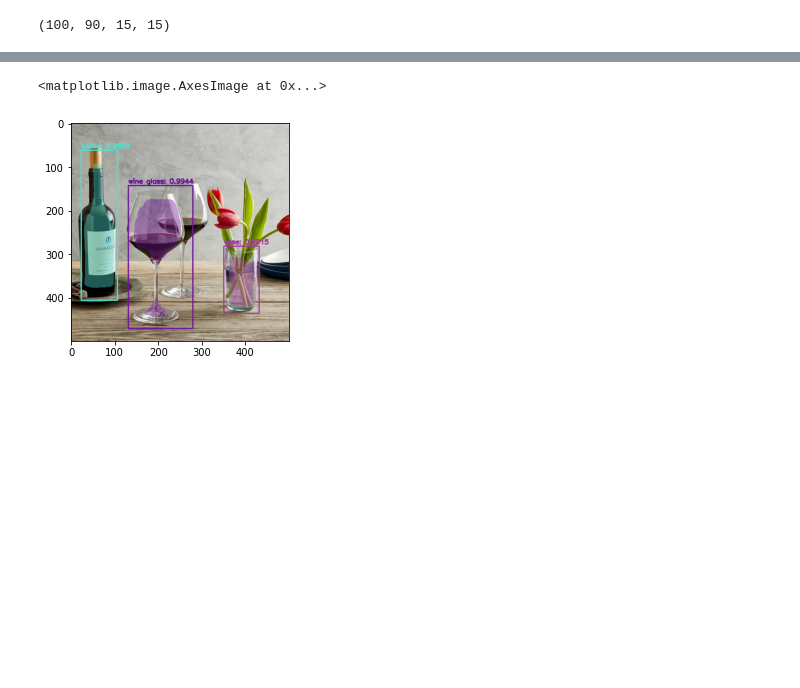
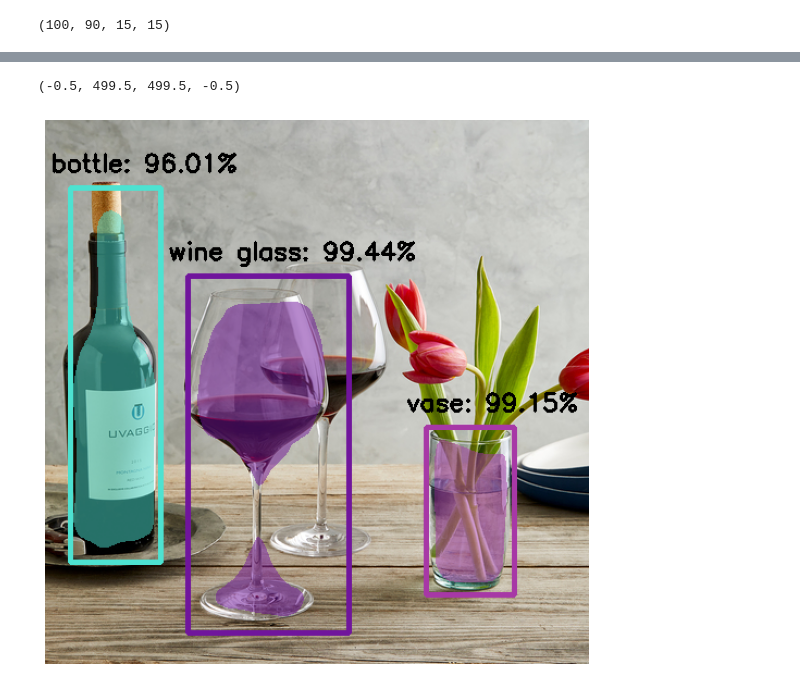
Before and after one commit to AshisTripathy10/Object-Detection-and-Segmentation-using-OpenCV-and-TensorFLow, a Jupyter notebook: object_detection_and_segmentation_with_opencv_and_tensorflow_mask_rcnn_578.ipynb, the cells around one changed output, grey strips where cells are left out. Drawn from its saved outputs; the diff is of its cells as text; code cells hidden in the pictures; blank space fills up the shorter version.

```diff
--- a/object_detection_and_segmentation_with_opencv_and_tensorflow_mask_rcnn_578.ipynb
+++ b/object_detection_and_segmentation_with_opencv_and_tensorflow_mask_rcnn_578.ipynb
@@ -72,7 +72,7 @@ for i in range(0, boxes.shape[2]): #For each detection
 
         print ("Mask after resize", mask.shape)
         # then finally threshold to create a *binary* mask
-        mask = (mask > threshold)
+        mask = (mask > 0.65)
         print ("Mask after threshold", mask.shape)
         # extract the ROI of the image but *only* extracted the
         # masked region of the ROI
@@ -83,7 +83,7 @@ for i in range(0, boxes.shape[2]): #For each detection
         # then create a transparent overlay by blending the color
         # with the ROI
         color = COLORS[classID]
-        blended = ((0.4 * color) + (0.6 * roi)).astype("uint8")
+        blended = ((0.5 * color) + (0.5 * roi)).astype("uint8")
 
         # Change the colors in the original to blended color
         img[startY:endY, startX:endX][mask] = blended
@@ -91,9 +91,14 @@ for i in range(0, boxes.shape[2]): #For each detection
         color = COLORS[classID]
         color = [int(c) for c in color]
         print (LABELS[classID], color)
-        cv2.rectangle(img, (startX, startY), (endX, endY), color, 2)
-        text = "{}: {:.4f}".format(LABELS[classID], confidence)
-        cv2.putText(img, text, (startX, startY - 5), cv2.FONT_HERSHEY_SIMPLEX, 0.5, color, 2)
+
+        confidence_percentage = confidence * 100
+        cv2.rectangle(img, (startX, startY), (endX, endY), color, 3)
+        text = "{}: {:.2f}%".format(LABELS[classID], confidence_percentage)
+
+
+# Draw the text on the image with adjusted position
+        cv2.putText(img, text, (startX-18, startY-15), cv2.FONT_HERSHEY_SIMPLEX, 0.75, (0,0,0), 2)
 # %% [output]
 [figure]
 Shape of individual mask (15, 15)
@@ -115,6 +120,10 @@ ROI Shape (13497, 3)
 bottle [209, 226, 77]
-# %%
-plt.imshow(fixColor(img))
-# %% [output]
-<matplotlib.image.AxesImage at 0x...>
-[figure, removed]
+# %%
+plt.clf
+plt.figure(figsize=(10, 10))
+plt.imshow(fixColor(img))
+plt.savefig("output_image.png", dpi=300)  # Save with higher DPI for better resolution
+plt.axis('off')  # Hide axes
+# %% [output]
+(-0.5, 499.5, 499.5, -0.5)
+[figure, added]
```
Also changed, not shown: parts of 2 cells of this notebook.
